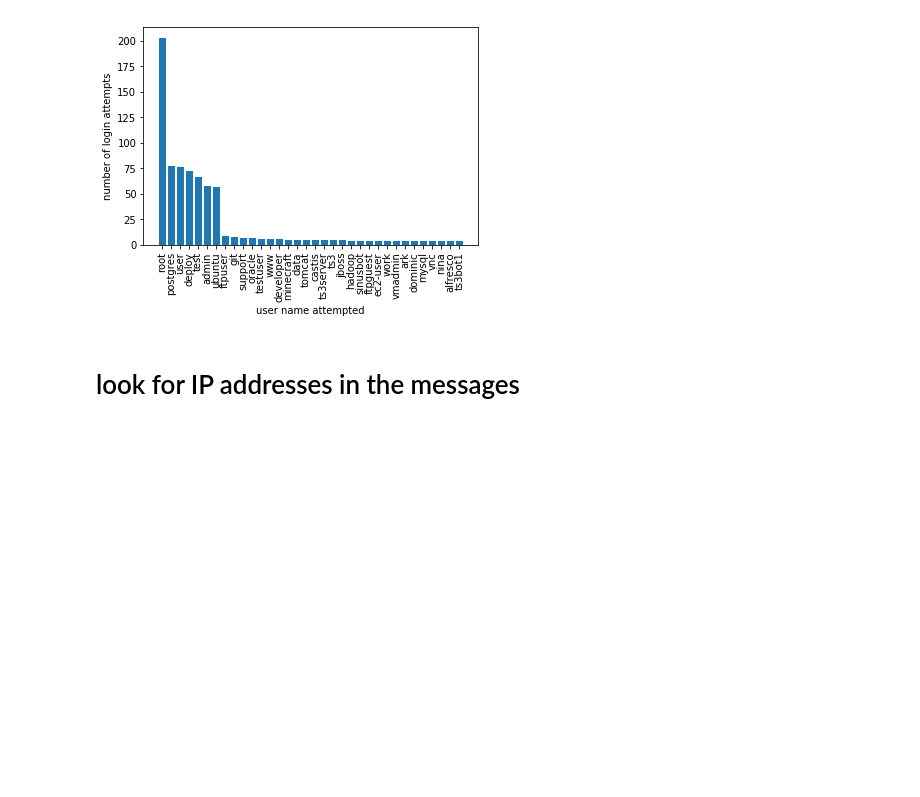
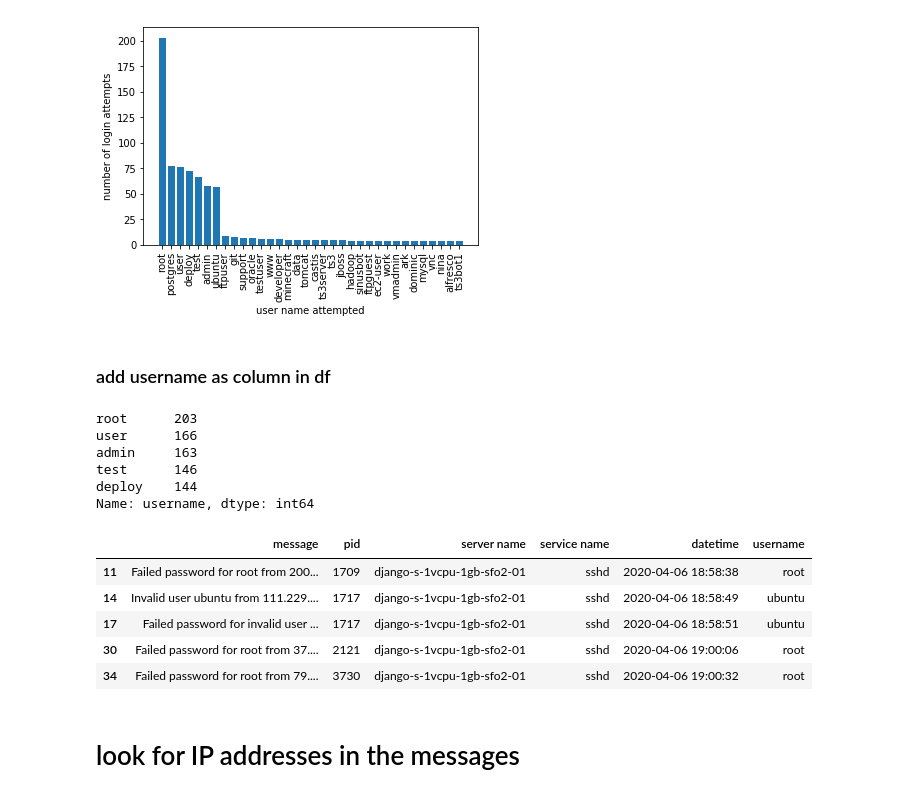
Before and after one commit to allofphysicsgraph/server-log-analysis, a Jupyter notebook: auth.ipynb, the cells around one changed output. Drawn from its saved outputs; the diff is of its cells as text; code cells hidden in the pictures; blank space fills up the shorter version.

```diff
--- a/auth.ipynb
+++ b/auth.ipynb
@@ -214,3 +219,5 @@ _=plt.ylabel('number of login attempts')
 _=plt.xlabel('user name attempted')
 # %% [output]
 [figure]
+# %% [markdown]
+### add username as column in df
@@ -217,3 +236,22 @@ _=plt.xlabel('user name attempted')
+# %%
+df['username'].value_counts().head()
+# %% [output]
+root      203
+user      166
+admin     163
+test      146
+deploy    144
+Name: username, dtype: int64
+# %%
+# https://pandas.pydata.org/pandas-docs/stable/reference/api/pandas.DataFrame.notnull.html
+df[df['username'].notnull()].head()
+# %% [output]
+|  | message | pid | server name | service name | datetime | username |
+| 11 | Failed password for root from 200... | 1709 | django-s-1vcpu-1gb-sfo2-01 | sshd | 2020-04-06 18:58:38 | root |
+| 14 | Invalid user ubuntu from 111.229.... | 1717 | django-s-1vcpu-1gb-sfo2-01 | sshd | 2020-04-06 18:58:49 | ubuntu |
+| 17 | Failed password for invalid user ... | 1717 | django-s-1vcpu-1gb-sfo2-01 | sshd | 2020-04-06 18:58:51 | ubuntu |
+| 30 | Failed password for root from 37.... | 2121 | django-s-1vcpu-1gb-sfo2-01 | sshd | 2020-04-06 19:00:06 | root |
+| 34 | Failed password for root from 79.... | 3730 | django-s-1vcpu-1gb-sfo2-01 | sshd | 2020-04-06 19:00:32 | root |
 # %% [markdown]
 # look for IP addresses in the messages
 # %%
```
Also changed, not shown: parts of 24 cells of this notebook, 5 other files.
